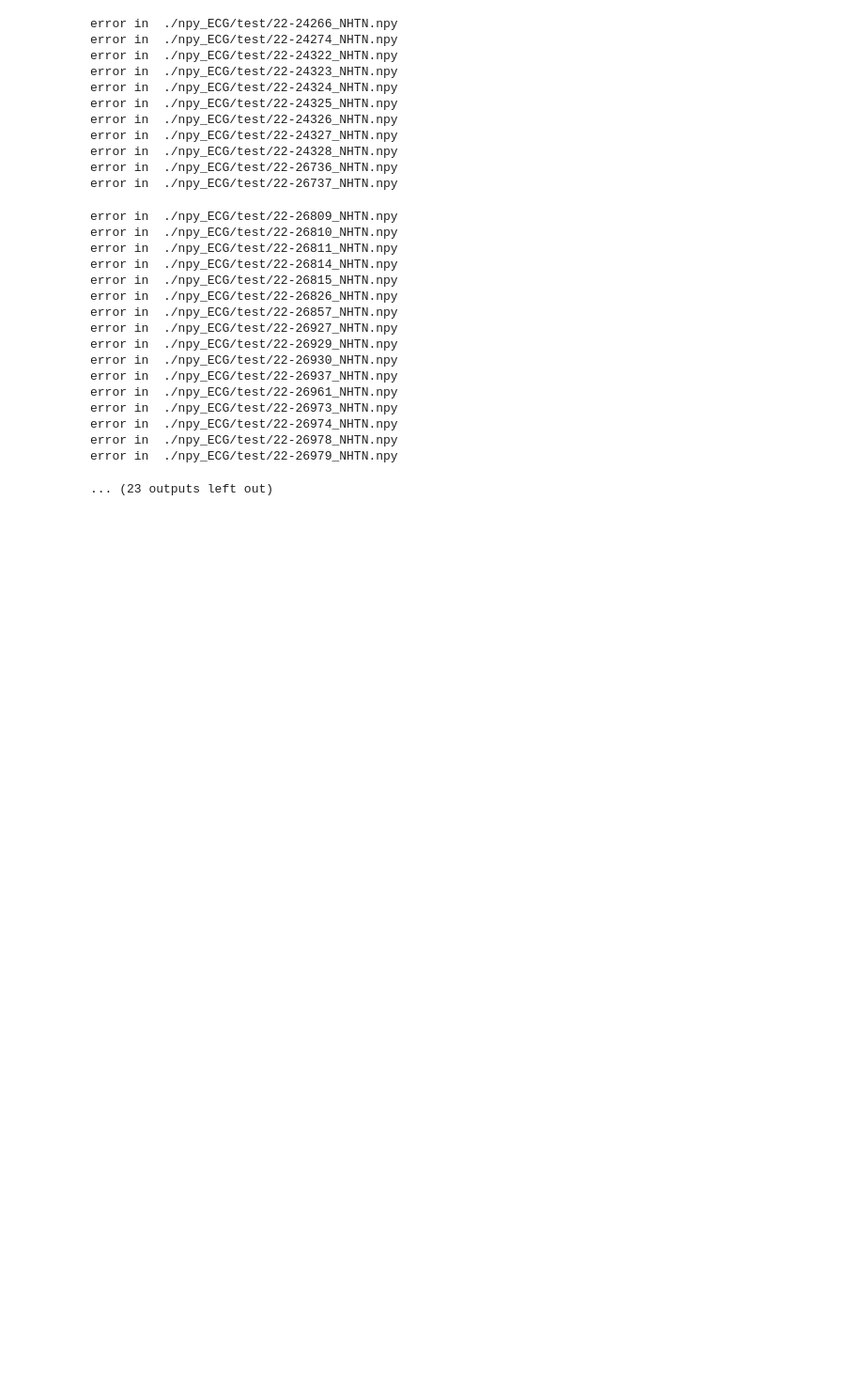
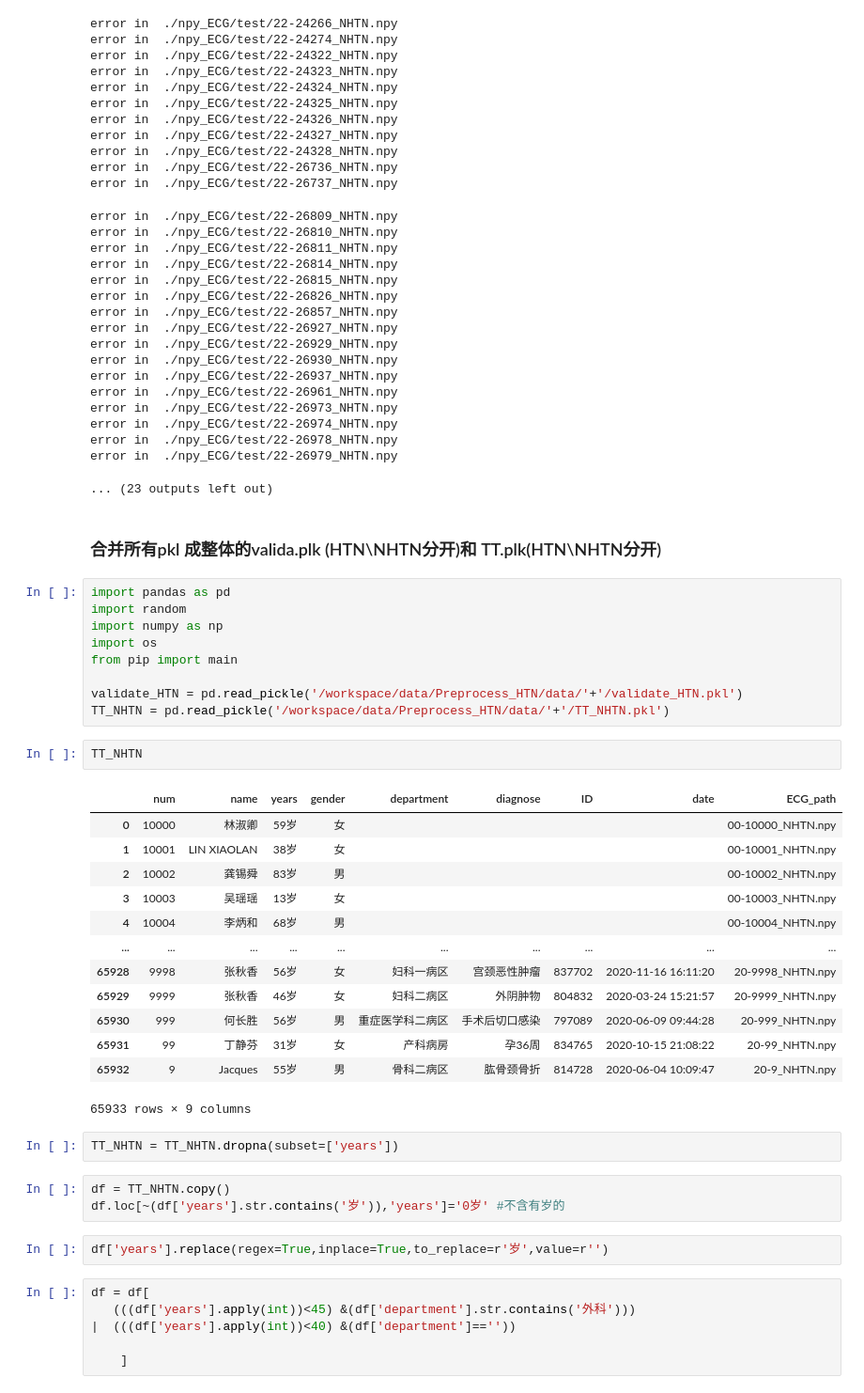
Before and after one commit to LiangBeam9810/Interpretable_HTN, a Jupyter notebook: test_ouput.ipynb, the cells around one changed output. Shown at 94% size. Drawn from its saved outputs; the diff is of its cells as text; blank space fills up the shorter version.

```diff
--- a/test_ouput.ipynb
+++ b/test_ouput.ipynb
@@ -617,3 +617,43 @@ error in  ./npy_ECG/test/22-26974_NHTN.npy
 error in  ./npy_ECG/test/22-26978_NHTN.npy
 error in  ./npy_ECG/test/22-26979_NHTN.npy
 ... (23 outputs left out)
+# %% [markdown]
+### 合并所有pkl 成整体的valida.plk (HTN\NHTN分开)和 TT.plk(HTN\NHTN分开)
+# %%
+import pandas as pd
+import random
+import numpy as np
+import os
+from pip import main
+
+validate_HTN = pd.read_pickle('/workspace/data/Preprocess_HTN/data/'+'/validate_HTN.pkl')
+TT_NHTN = pd.read_pickle('/workspace/data/Preprocess_HTN/data/'+'/TT_NHTN.pkl')
+# %%
+TT_NHTN
+# %% [output]
+|  | num | name | years | gender | department | diagnose | ID | date | ECG_path |
+| 0 | 10000 | 林淑卿 | 59岁 | 女 |  |  |  |  | 00-10000_NHTN.npy |
+| 1 | 10001 | LIN XIAOLAN | 38岁 | 女 |  |  |  |  | 00-10001_NHTN.npy |
+| 2 | 10002 | 龚锡舜 | 83岁 | 男 |  |  |  |  | 00-10002_NHTN.npy |
+| 3 | 10003 | 吴瑶瑶 | 13岁 | 女 |  |  |  |  | 00-10003_NHTN.npy |
+| 4 | 10004 | 李炳和 | 68岁 | 男 |  |  |  |  | 00-10004_NHTN.npy |
+| ... | ... | ... | ... | ... | ... | ... | ... | ... | ... |
+| 65928 | 9998 | 张秋香 | 56岁 | 女 | 妇科一病区 | 宫颈恶性肿瘤 | 837702 | 2020-11-16 16:11:20 | 20-9998_NHTN.npy |
+| 65929 | 9999 | 张秋香 | 46岁 | 女 | 妇科二病区 | 外阴肿物 | 804832 | 2020-03-24 15:21:57 | 20-9999_NHTN.npy |
+| 65930 | 999 | 何长胜 | 56岁 | 男 | 重症医学科二病区 | 手术后切口感染 | 797089 | 2020-06-09 09:44:28 | 20-999_NHTN.npy |
+| 65931 | 99 | 丁静芬 | 31岁 | 女 | 产科病房 | 孕36周 | 834765 | 2020-10-15 21:08:22 | 20-99_NHTN.npy |
+| 65932 | 9 | Jacques | 55岁 | 男 | 骨科二病区 | 肱骨颈骨折 | 814728 | 2020-06-04 10:09:47 | 20-9_NHTN.npy |
+65933 rows × 9 columns
+# %%
+TT_NHTN = TT_NHTN.dropna(subset=['years'])
+# %%
+df = TT_NHTN.copy()
+df.loc[~(df['years'].str.contains('岁')),'years']='0岁' #不含有岁的
+# %%
+df['years'].replace(regex=True,inplace=True,to_replace=r'岁',value=r'')
+# %%
+df = df[
+   (((df['years'].apply(int))<45) &(df['department'].str.contains('外科')))
+|  (((df['years'].apply(int))<40) &(df['department']==''))
+
+    ]
```
Also changed, not shown: parts of 10 cells of this notebook, 46 other files.
